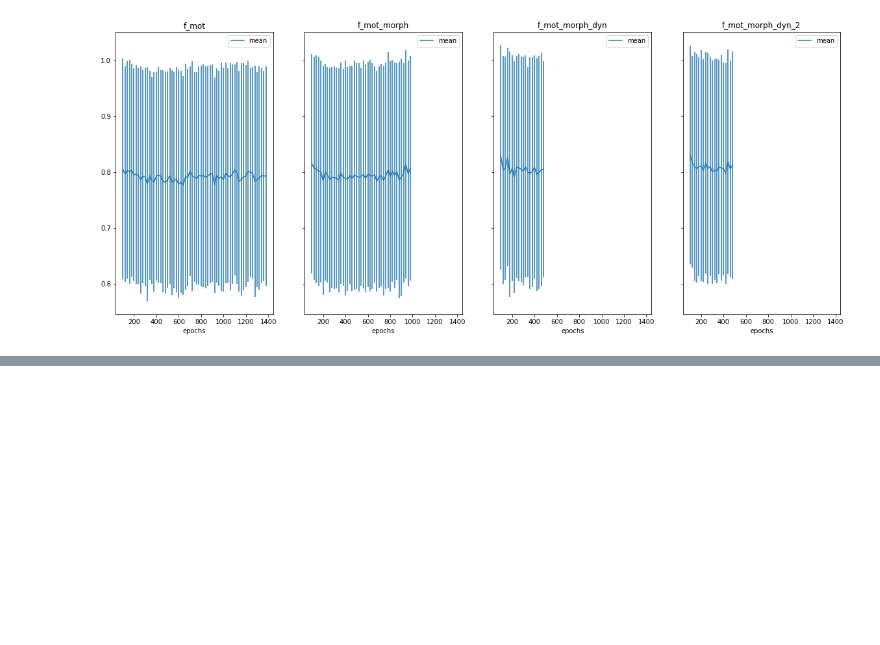
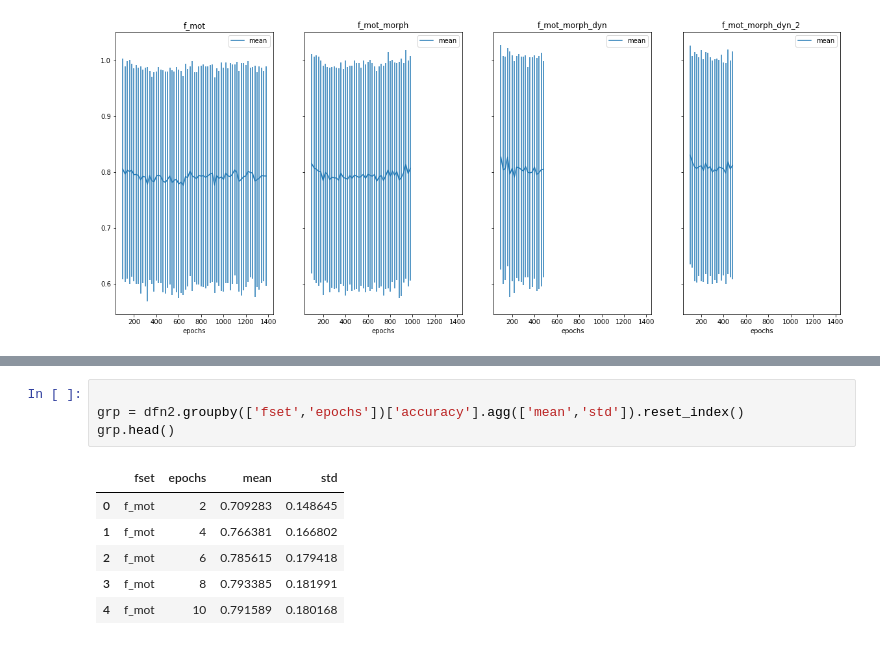
Before and after one commit to redchuk/n_track_ML, a Jupyter notebook: notebooks/plot_epoch_loop_outputs.ipynb, the cells around one changed output, grey strips where cells are left out. Drawn from its saved outputs; the diff is of its cells as text; blank space fills up the shorter version.

```diff
--- a/notebooks/plot_epoch_loop_outputs.ipynb
+++ b/notebooks/plot_epoch_loop_outputs.ipynb
@@ -126,0 +142,11 @@ for fset in grp['fset'].unique():
+# %%
+
+grp = dfn2.groupby(['fset','epochs'])['accuracy'].agg(['mean','std']).reset_index()
+grp.head()
+# %% [output]
+|  | fset | epochs | mean | std |
+| 0 | f_mot | 2 | 0.709283 | 0.148645 |
+| 1 | f_mot | 4 | 0.766381 | 0.166802 |
+| 2 | f_mot | 6 | 0.785615 | 0.179418 |
+| 3 | f_mot | 8 | 0.793385 | 0.181991 |
+| 4 | f_mot | 10 | 0.791589 | 0.180168 |
```
Also changed, not shown: parts of 6 cells of this notebook, 1 other file.
